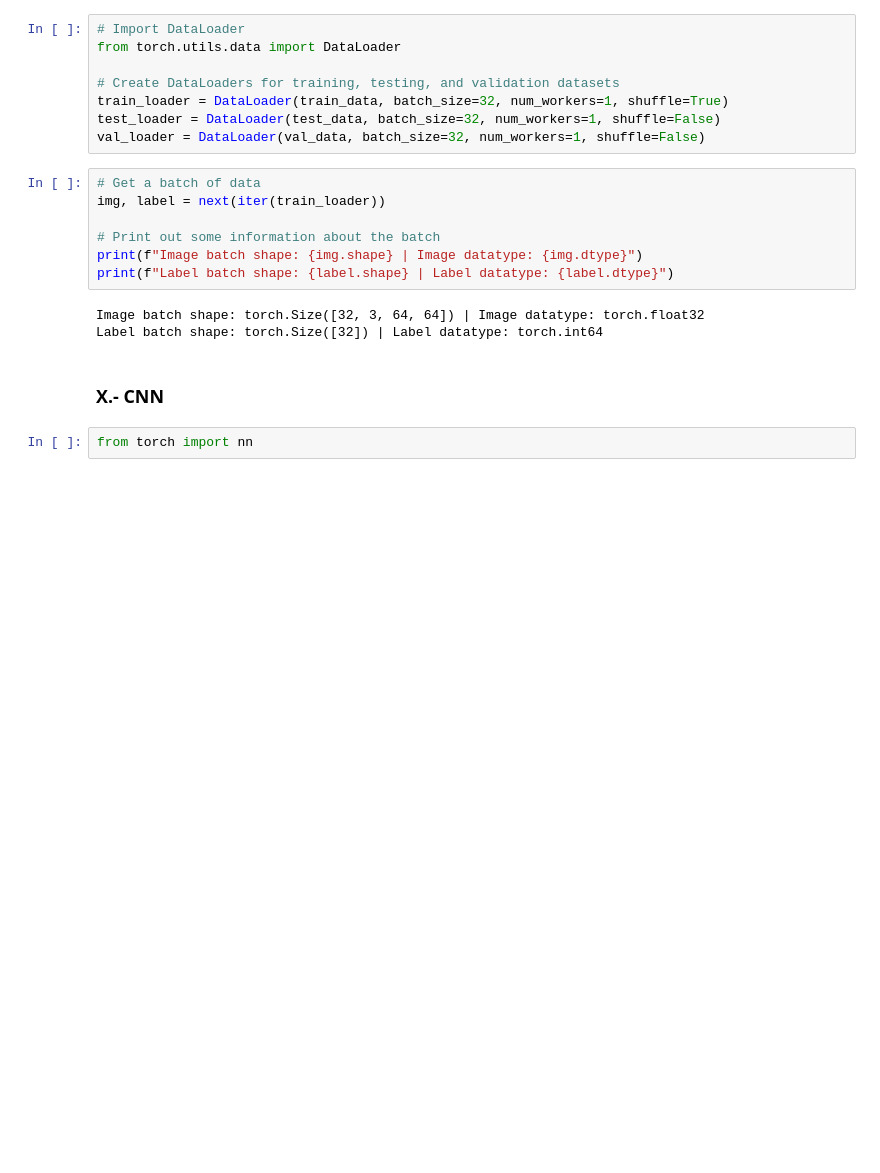
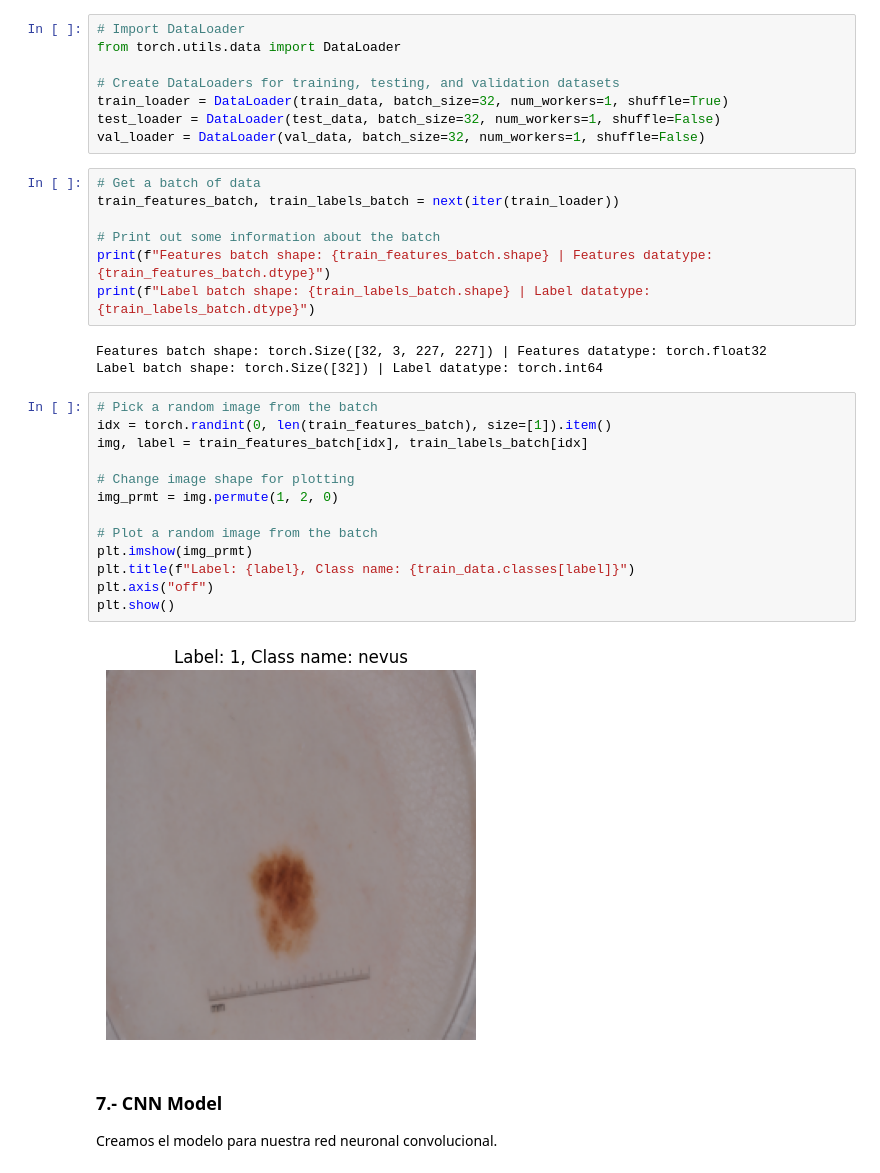
Before and after one commit to Tooallin/INF395-Redes-Neuronales, a Jupyter notebook: Desafios/melanoma.ipynb, the cells around one changed output. Cells and saved outputs as stored; diff of their text form; blank space fills up the shorter version.

```diff
--- a/Desafios/melanoma.ipynb
+++ b/Desafios/melanoma.ipynb
@@ -266,16 +521,30 @@ test_loader = DataLoader(test_data, batch_size=32, num_workers=1, shuffle=False)
 val_loader = DataLoader(val_data, batch_size=32, num_workers=1, shuffle=False)
 # %%
 # Get a batch of data
-img, label = next(iter(train_loader))
+train_features_batch, train_labels_batch = next(iter(train_loader))
 
 # Print out some information about the batch
-print(f"Image batch shape: {img.shape} | Image datatype: {img.dtype}")
-print(f"Label batch shape: {label.shape} | Label datatype: {label.dtype}")
+print(f"Features batch shape: {train_features_batch.shape} | Features datatype: {train_features_batch.dtype}")
+print(f"Label batch shape: {train_labels_batch.shape} | Label datatype: {train_labels_batch.dtype}")
 # %% [output]
-Image batch shape: torch.Size([32, 3, 64, 64]) | Image datatype: torch.float32
+Features batch shape: torch.Size([32, 3, 227, 227]) | Features datatype: torch.float32
 Label batch shape: torch.Size([32]) | Label datatype: torch.int64
+# %%
+# Pick a random image from the batch
+idx = torch.randint(0, len(train_features_batch), size=[1]).item()
+img, label = train_features_batch[idx], train_labels_batch[idx]
+
+# Change image shape for plotting
+img_prmt = img.permute(1, 2, 0)
+
+# Plot a random image from the batch
+plt.imshow(img_prmt)
+plt.title(f"Label: {label}, Class name: {train_data.classes[label]}")
+plt.axis("off")
+plt.show()
+# %% [output]
+[figure, added]
 # %% [markdown]
-### X.- CNN
+### 7.- CNN Model
+Creamos el modelo para nuestra red neuronal convolucional.
-# %%
-from torch import nn
 # %%
```
Also changed, not shown: parts of 24 cells of this notebook, 2 other files.
